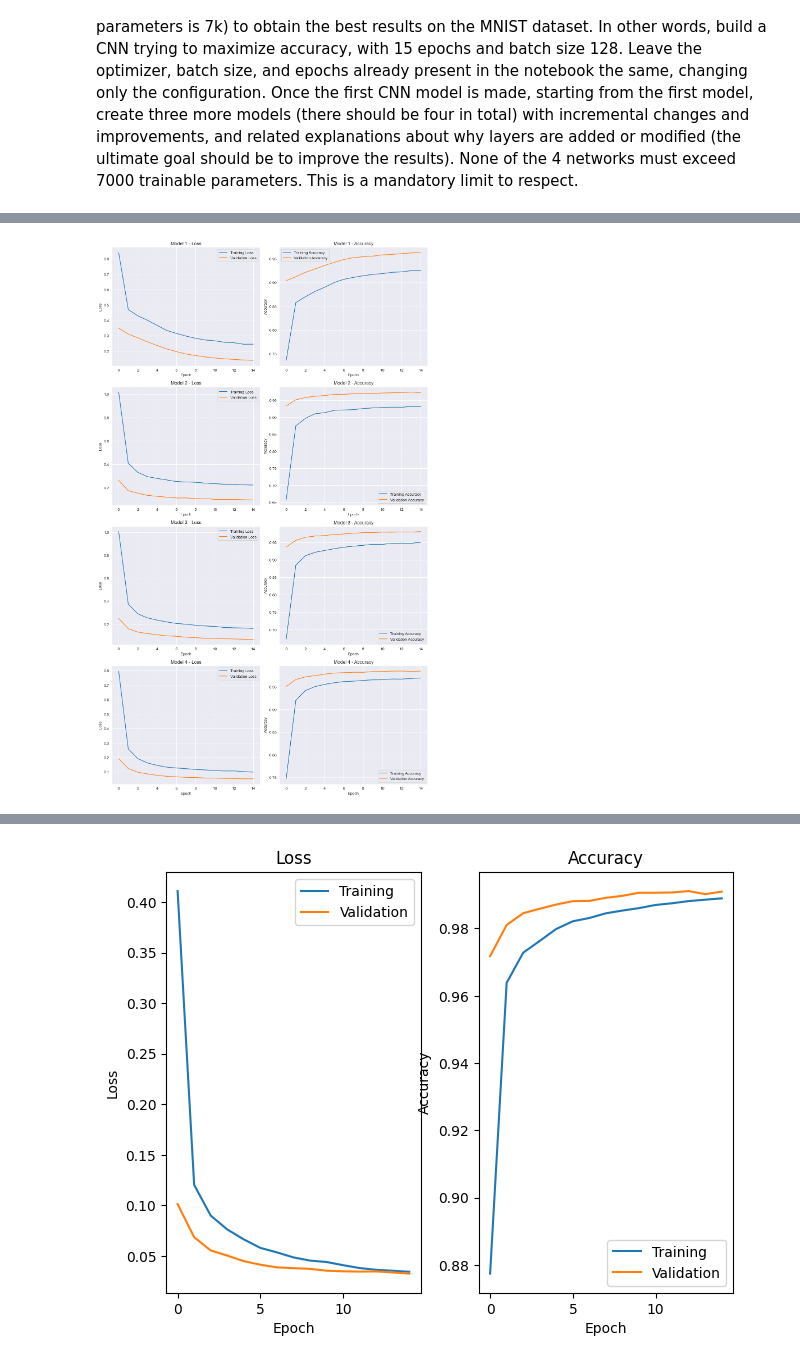
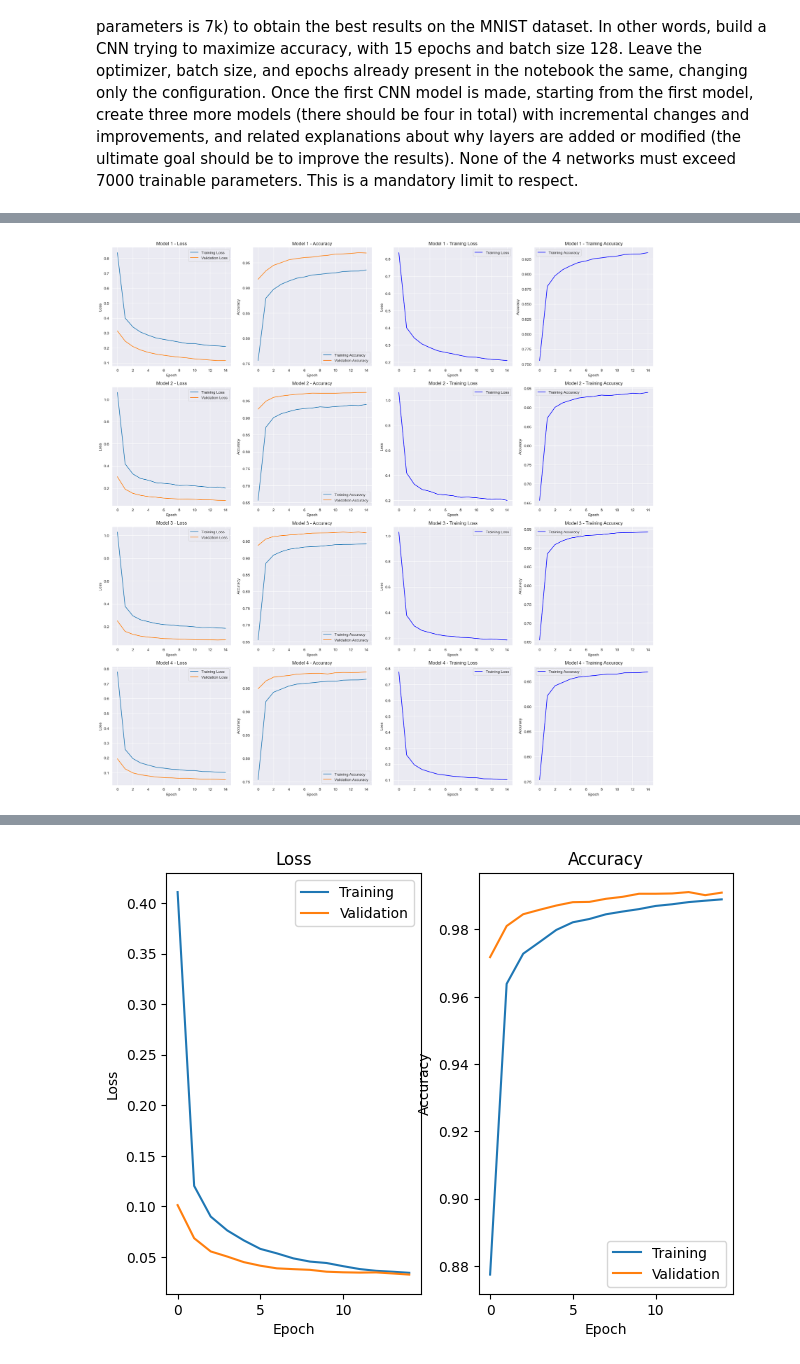
Before and after one commit to andreamoleri/AML-Assignments, a Jupyter notebook: Assignment 3/Assignment 3.ipynb, the cells around one changed output, grey strips where cells are left out. Cells and saved outputs as stored; diff of their text form; code cells hidden in the pictures.

```diff
--- a/Assignment 3/Assignment 3.ipynb
+++ b/Assignment 3/Assignment 3.ipynb
@@ -261,74 +261,98 @@ Non-trainable params: 0 (0.00 Byte)
 _________________________________________________________________
 # %%
 import matplotlib.pyplot as plt
-import tensorflow as tf
 from tensorflow.keras.utils import to_categorical
 from tensorflow.keras.datasets import mnist
 
-# Carica e pre-processa i dati
+# Load the MNIST dataset, which contains handwritten digits and their corresponding labels
 (x_train, y_train), (x_test, y_test) = mnist.load_data()
+
+# Reshape the training and testing data to match the input shape expected by the model.
+# The data is also normalized by scaling the pixel values to the range [0, 1]
 x_train = x_train.reshape(-1, 28, 28, 1).astype('float32') / 255
 x_test = x_test.reshape(-1, 28, 28, 1).astype('float32') / 255
+
+# Convert the labels to one-hot encoded vectors, since this is a classification problem with 10 classes
 y_train = to_categorical(y_train, 10)
 y_test = to_categorical(y_test, 10)
 
-# Parametri
+# Define the batch size and the number of epochs for training
 batch_size = 128
 epochs = 15
 
-# Funzione di valutazione e plottaggio delle performance
-def plot_performance(history, ax, model_name):
-    # Plot training & validation accuracy and loss
+# Function to plot the performance of the models during training
+# This function creates plots for the loss and accuracy of both training and validation datasets
+def plot_performance(history, ax, model_name, show_full=True):
+    # Extract the training and validation metrics from the history object
     train_acc = history.history['accuracy']
     train_loss = history.history['loss']
     val_loss = history.history['val_loss']
     val_acc = history.history['val_accuracy']
 
-    # Loss Plot
-    ax[0].plot(train_loss, label='Training Loss')
-    ax[0].plot(val_loss, label='Validation Loss')
-    ax[0].set_xlabel('Epoch')
-    ax[0].set_ylabel('Loss')
-    ax[0].set_title(f'{model_name} - Loss')
-    ax[0].legend()
+    # If the full performance plots are required, display both training and validation loss/accuracy
+    if show_full:
+        ax[0].plot(train_loss, label='Training Loss')
+        ax[0].plot(val_loss, label='Validation Loss')
+        ax[0].set_xlabel('Epoch')
+        ax[0].set_ylabel('Loss')
+        ax[0].set_title(f'{model_name} - Loss')
+        ax[0].legend()
 
-    # Accuracy Plot
-    ax[1].plot(train_acc, label='Training Accuracy')
-    ax[1].plot(val_acc, label='Validation Accuracy')
-    ax[1].set_xlabel('Epoch')
-    ax[1].set_ylabel('Accuracy')
-    ax[1].set_title(f'{model_name} - Accuracy')
-    ax[1].legend()
+        ax[1].plot(train_acc, label='Training Accuracy')
+        ax[1].plot(val_acc, label='Validation Accuracy')
+        ax[1].set_xlabel('Epoch')
+        ax[1].set_ylabel('Accuracy')
+        ax[1].set_title(f'{model_name} - Accuracy')
+        ax[1].legend()
+    else:
+        # If only the training metrics are required, display only the training loss/accuracy
+        ax[0].plot(train_loss, label='Training Loss', color='blue')
+        ax[0].set_xlabel('Epoch')
+        ax[0].set_ylabel('Loss')
+        ax[0].set_title(f'{model_name} - Training Loss')
+        ax[0].legend()
 
-# Training e valutazione per ciascun modello
+        ax[1].plot(train_acc, label='Training Accuracy', color='blue')
+        ax[1].set_xlabel('Epoch')
+        ax[1].set_ylabel('Accuracy')
+        ax[1].set_title(f'{model_name} - Training Accuracy')
+        ax[1].legend()
+
+# List of models to be evaluated
 models = [model_1, model_2, model_3, model_4]
+
+# Corresponding names of the models for labeling the plots
 model_names = ["Model 1", "Model 2", "Model 3", "Model 4"]
 
-fig, axes = plt.subplots(4, 2, figsize=(12, 20))
+# Create a grid of subplots for displaying the performance of each model
+fig, axes = plt.subplots(4, 4, figsize=(20, 20))
 
+# Lists to store the training history and test results for each model
 histories = []
 test_scores = []
 
+# Loop through each model, train it, and evaluate its performance
 for i, model in enumerate(models):
-    # Compila il modello
+    # Compile the model with categorical crossentropy loss function and Adam optimizer
     model.compile(loss="categorical_crossentropy", optimizer="adam", metrics=["accuracy"])
 
-    # Addestra il modello
+    # Train the model on the training data, using 20% of the data for validation
     history = model.fit(x_train, y_train, batch_size=batch_size, epochs=epochs, validation_split=0.2)
     histories.append(history)
 
-    # Plotta le performance
-    plot_performance(history, axes[i], model_names[i])
+    # Plot the training and validation loss/accuracy for the current model
+    plot_performance(history, axes[i, 0:2], model_names[i], show_full=True)
+    plot_performance(history, axes[i, 2:4], model_names[i], show_full=False)
 
-    # Valuta il modello sui dati di test
+    # Evaluate the model's performance on the test data
     score = model.evaluate(x_test, y_test, verbose=0)
     test_scores.append((model_names[i], score[0], score[1]))
 
-# Mostra i grafici
+# Adjust the layout of the plots for better visualization
 plt.tight_layout()
 plt.show()
 
-# Stampa i risultati di test per ciascun modello
+# Print the test results for all models, sorted by test accuracy in descending order
 print("Test Results:\n")
 for name, loss, acc in sorted(test_scores, key=lambda x: x[2], reverse=False):
     print(f"{name} - Test Loss: {loss:.4f}, Test Accuracy: {acc:.4f}")
@@ -353,3 +377,3 @@ Epoch 15/15
-[figure, old version]
+[figure, new version]
 Test Results:
 
```
Also changed, not shown: parts of 3 cells of this notebook.
